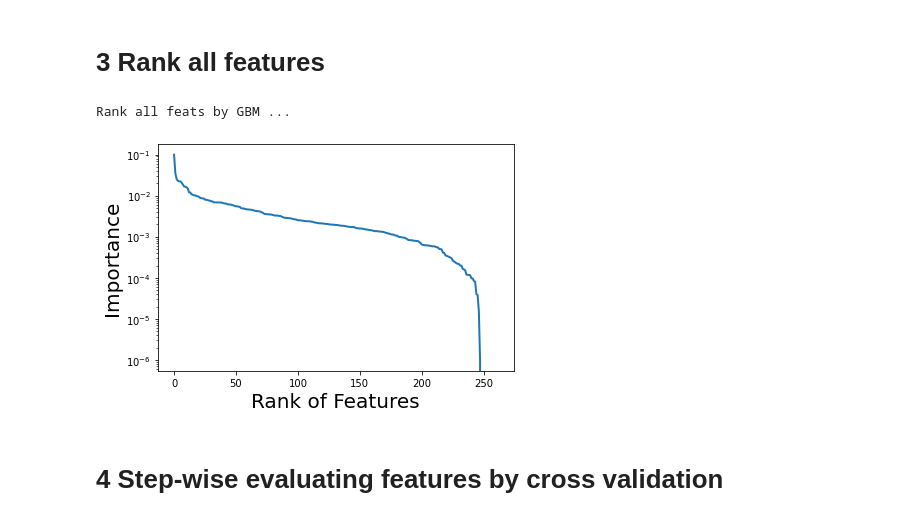
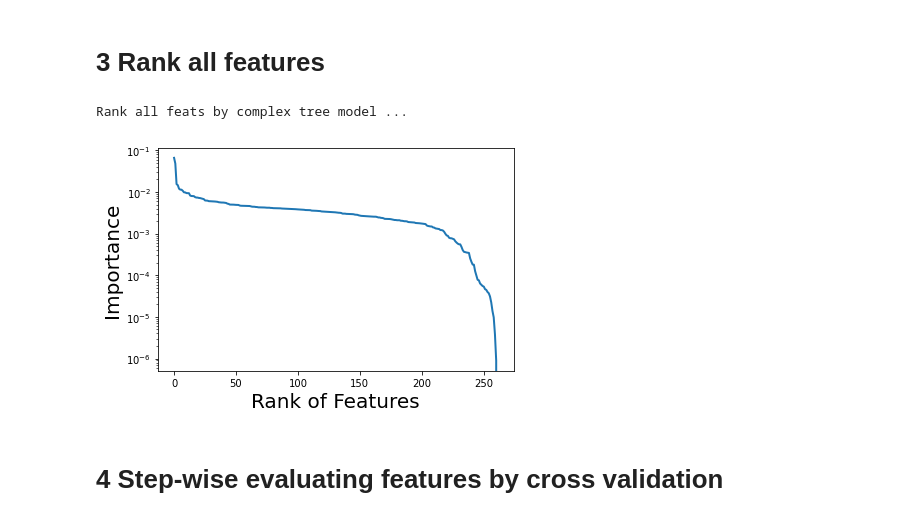
Before and after one commit to hsd1503/PIC_mortality, a Jupyter notebook: run_exp.ipynb, the cells around one changed output. Drawn from its saved outputs; the diff is of its cells as text; code cells hidden in the pictures.

```diff
--- a/run_exp.ipynb
+++ b/run_exp.ipynb
@@ -144,35 +144,36 @@ Counter({0: 2502, 1: 150}) 0.05656108597285068
 # %% [markdown]
 # 3 Rank all features
 # %%
-print('Rank all feats by GBM ...')
+print('Rank all feats by complex tree model ...')
 kf = KFold(n_splits=n_fold, shuffle=True, random_state=seed)
 feature_scores = []
-for train_index, val_index in kf.split(X):
+for train_index, val_index in tqdm(kf.split(X), desc='Ranking...'):
     X_train, X_val = X[train_index], X[val_index]
     y_train, y_val = y[train_index], y[val_index]
 
-    # RF
-    m = GBM(n_estimators=100, random_state=seed)
+    # RF or GBM
+#     m = RF(n_estimators=100, random_state=seed)
+    m = GBM(n_estimators=100, random_state=seed, max_depth=100) # GBM is slower
     m.fit(X_train, y_train)
     feature_scores.append(m.feature_importances_)
 
 feature_scores = np.mean(np.array(feature_scores), axis=0)
 df_imp = pd.DataFrame({'col':x_cols_all, 'score':feature_scores})
 df_imp = df_imp.merge(df_missing_rate, left_on='col', right_on='col', how='left')
 df_imp = df_imp.sort_values(by='score', ascending=False)
-df_imp.to_csv('res/imp.csv', index=False)
+df_imp.to_csv('importance_scores.csv', index=False)
 
 fig = plt.figure(figsize=(6,4))
 ax = fig.add_subplot(1,1,1)
 ax.plot(df_imp.score.values, color='tab:blue', linewidth=2)
 ax.set_xlabel('Rank of Features', fontsize=20)
 ax.set_ylabel('Importance', fontsize=20)
 ax.set_yscale('log')
 plt.tight_layout()
 plt.savefig('img/ranking.pdf')
 # %% [output]
-Rank all feats by GBM ...
+Rank all feats by complex tree model ...
-[figure, old version]
+[figure, new version]
 # %% [markdown]
 # 4 Step-wise evaluating features by cross validation
 # %%
```
Also changed, not shown: parts of 3 cells of this notebook, 8 other files.
